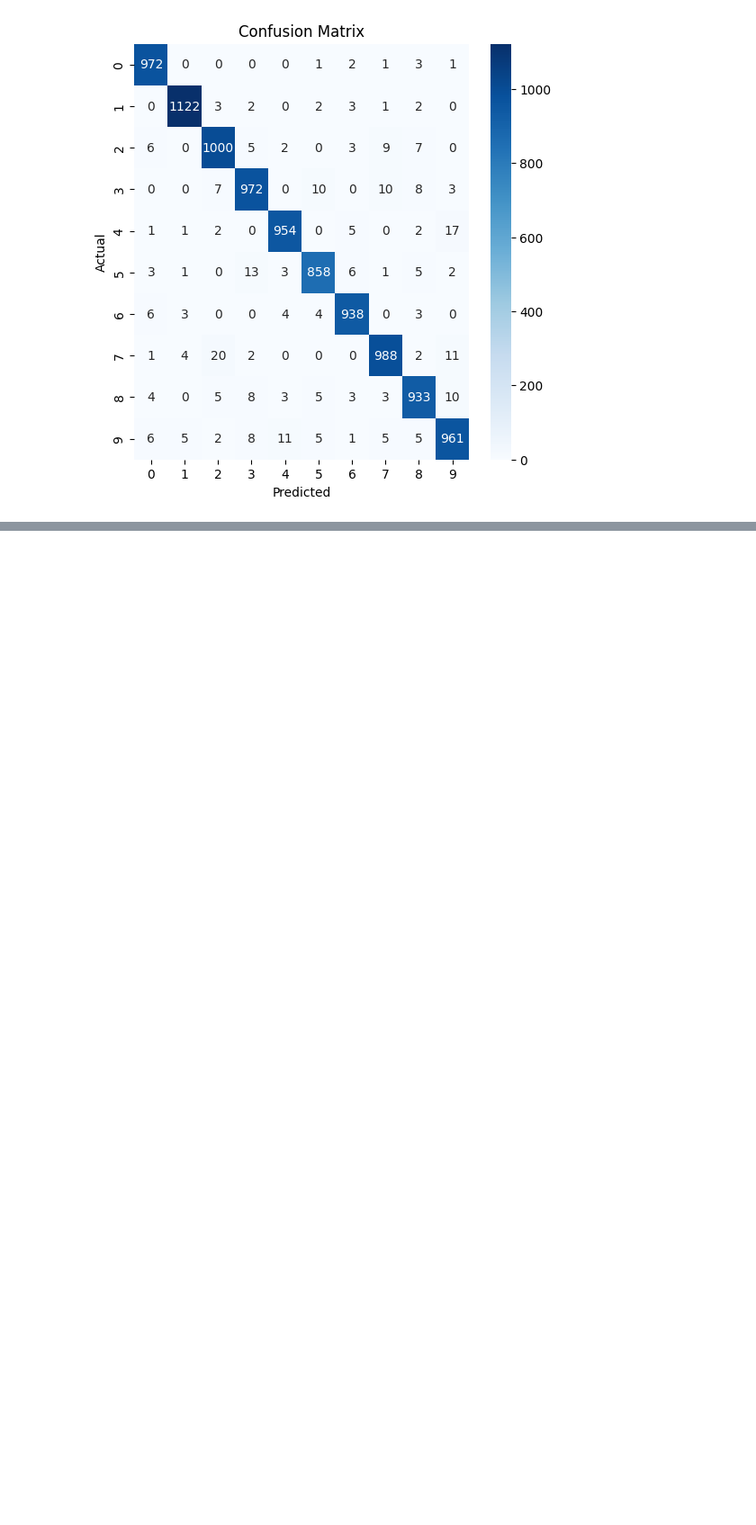
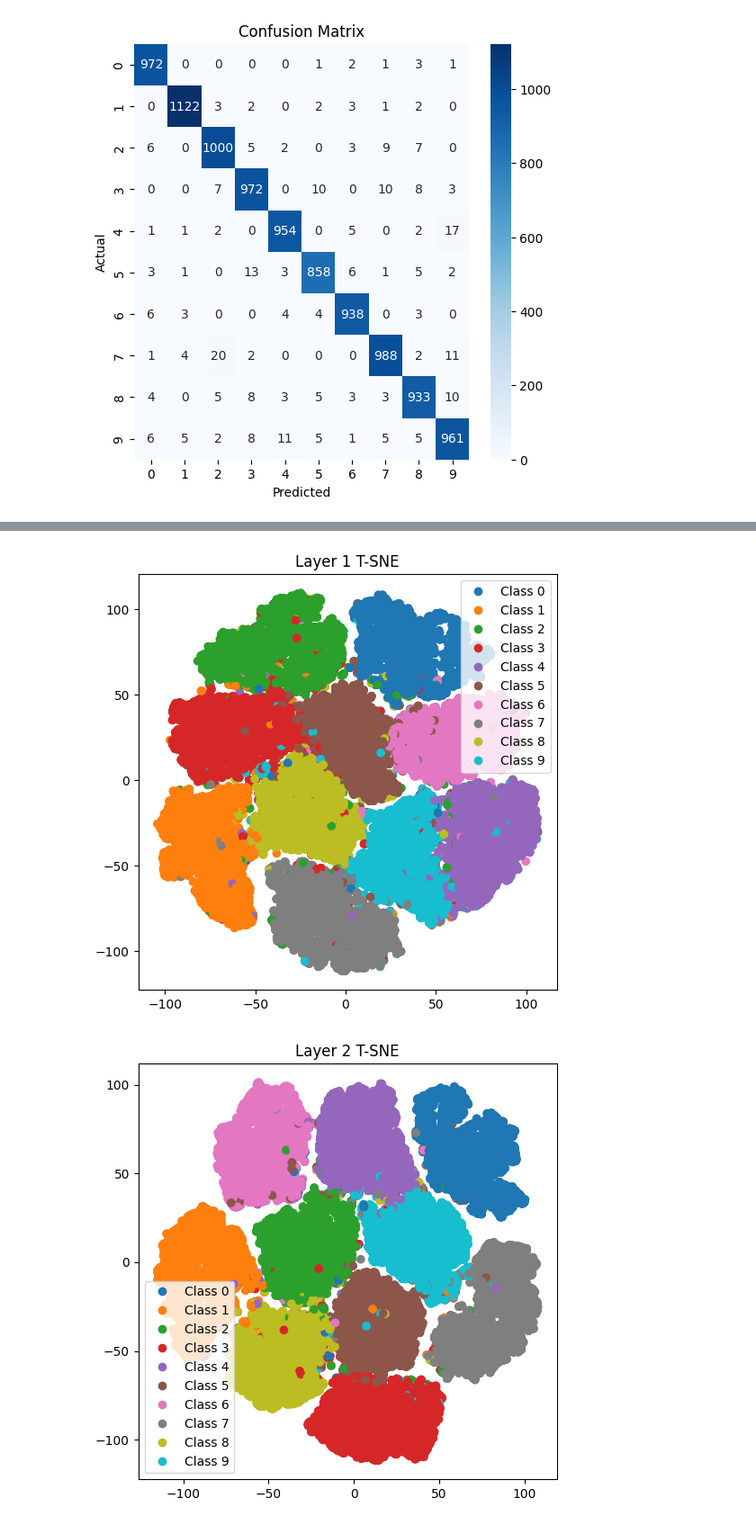
Before and after one commit to Karan-Gandhi/ES335-Assignment-3, a Jupyter notebook: question3.ipynb, the cells around one changed output, grey strips where cells are left out. Shown at 90% size. Cells and saved outputs as stored; diff of their text form; code cells hidden in the pictures; blank space fills up the shorter version.

```diff
--- a/question3.ipynb
+++ b/question3.ipynb
@@ -232,0 +253,19 @@ Epoch 790 Loss: 0.12256094068288803
+# %%
+def plot_tsne(model):
+	feats = model.get_feats(train_X)
+
+	for i in range(len(feats)):
+		tsne = TSNE(n_components=2, random_state=42)
+		embeddings_2d = tsne.fit_transform(feats[i])
+		plt.figure(figsize=(6, 6))
+		scatter = plt.scatter(embeddings_2d[:, 0], embeddings_2d[:, 1], c=train_y, cmap="tab10")
+		# print the legend of the classes
+		legend_labels = [f"Class {label}" for label in range(10)]
+		plt.legend(handles=scatter.legend_elements()[0], labels=legend_labels)
+		plt.title(f"Layer {i + 1} T-SNE")
+		plt.show()
+# %%
+plot_tsne(model)
+# %% [output]
+[figure, added]
+[figure, added]
```
Also changed, not shown: parts of 21 cells of this notebook.
